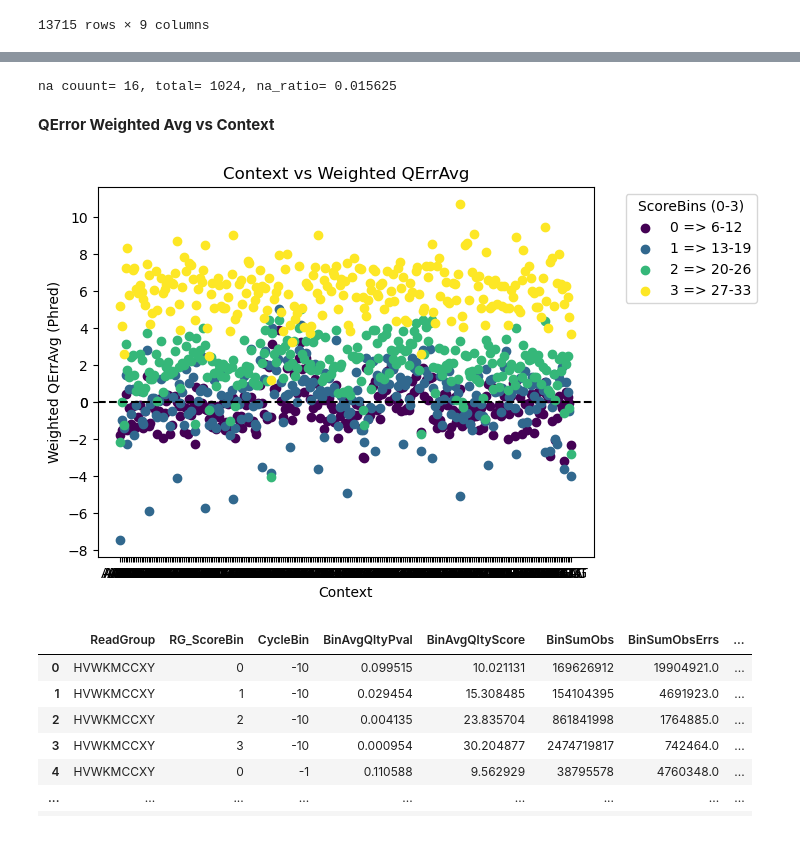
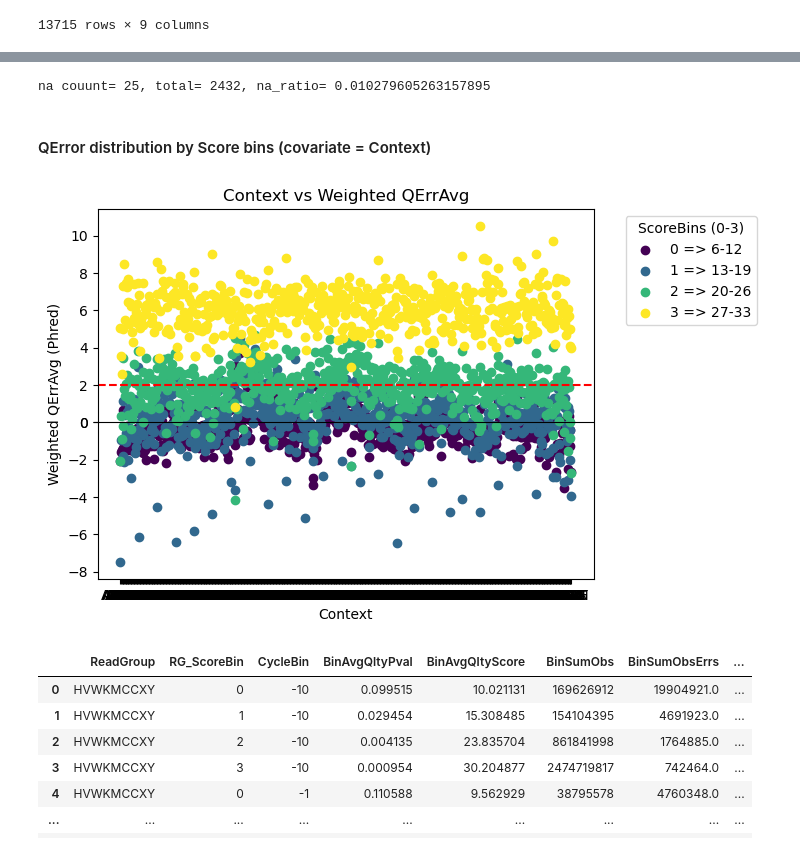
Before and after one commit to idoc-bioinfo/br_stat_profiler, a Jupyter notebook: test_br_stat_profiler.ipynb, the cells around one changed output, grey strips where cells are left out. Cells and saved outputs as stored; diff of their text form; code cells hidden in the pictures.

```diff
--- a/test_br_stat_profiler.ipynb
+++ b/test_br_stat_profiler.ipynb
@@ -1,7 +44,6 @@
 # %%
 
 import os
-from os.path import exists
 
 from user_args import load_parser, check_args
 from br_stat_profiler import preprocess_recal_table, profile_rt, save_profile
@@ -15,19 +57,20 @@ OUTFILE = OUTFILE_DIR + "first_profile_num.csv"
 if os.path.exists(OUTFILE):
     os.remove(OUTFILE)
 
-cmd = f"--infile {REC_TAB_FULL_PATH} -o {OUTFILE} -co -20"
-# cmd = f"--infile {REC_TAB_FULL_PATH} -o {OUTFILE}"
+# cmd = f"--infile {REC_TAB_FULL_PATH} -o {OUTFILE} -co -20"
+# cmd = f"--infile {REC_TAB_FULL_PATH} -o {OUTFILE} -nW"
+cmd = f"--infile {REC_TAB_FULL_PATH} -o {OUTFILE} --max_wobble_occ 2 --qerr_cutoff -20"
 
 parser = load_parser()
 args = parser.parse_args(cmd.split())
 adict = check_args(args)
 # [print(key,":",val) for key,val in adict.items()]
 
-
 rt2_pre_stat_df = preprocess_recal_table(adict)
 profile = profile_rt(rt2_pre_stat_df, adict)
 save_profile(profile, adict)
-profile.head()
+
+profile
 # %% [output]
 harvested completed: Arguments
 harvested completed: Quantized
@@ -175,9 +221,9 @@ total = cntxt_rt2_stat_df.shape[0]
 na_ratio = na_count/total
 print(f"na couunt= {na_count}, total= {total}, na_ratio= {na_ratio}")
 # %% [output]
-na couunt= 16, total= 1024, na_ratio= 0.015625
+na couunt= 25, total= 2432, na_ratio= 0.010279605263157895
-# %% [markdown]
-**QError Weighted Avg vs Context**
+# %% [markdown]
+#### QError distribution by Score bins (covariate = Context)
 # %%
 import numpy as np
 import math
@@ -196,42 +242,46 @@ def jitter_list(lst, mean=0, std=0.1):
     jittered_list = np.array(lst) + np.random.normal(mean, std, len(lst))
     return jittered_list.tolist()
 
-y_start = math.floor(cntxt_rt2_stat_df[RT2_STAT.BIN_AVG_QLTY_ERR_COL].min())
-y_end = math.ceil(cntxt_rt2_stat_df[RT2_STAT.BIN_AVG_QLTY_ERR_COL].max())
+
+temp_stat_df = cntxt_rt2_stat_df
+temp_stat_df = temp_stat_df.sort_values(by=[RC_TAB2.CNTXT_COV])
+y_start = math.floor(temp_stat_df[RT2_STAT.BIN_AVG_QLTY_ERR_COL].min())
+y_end = math.ceil(temp_stat_df[RT2_STAT.BIN_AVG_QLTY_ERR_COL].max())
 jitter_factor = (y_end - y_start) /100
 
 ranges = score_qntl_ranges(rt2_pre_stat_df)[RANGES.SCORE_BIN].unique()
 # cmap = cm.get_cmap('viridis', len(cntxt_rt2_stat_df[RC_TAB2.RG_SCORE_BIN_COL].unique()))
 cmap = cm.get_cmap('viridis', adict[UARGS.SCORE_BINS_COUNT])
 # create the scatter plot
 fig, ax = plt.subplots()
-for i, group in cntxt_rt2_stat_df.groupby(RC_TAB2.RG_SCORE_BIN_COL):
+for i, group in temp_stat_df.groupby(RC_TAB2.RG_SCORE_BIN_COL):
     jittered_y = jitter_list(group[RT2_STAT.BIN_AVG_QLTY_ERR_COL], 0 , jitter_factor)
     # ax.scatter(group[CNTXT_RT2.CNTXT_COL], group[RT2_STAT.QLTY_ERR_W_AVG_COL],
     ax.scatter(group[CNTXT_RT2.CNTXT_COL], jittered_y,
             #    c=[cmap(i)], label=i)
         c=[cmap(i)], label=f'{i} => {ranges[i][0]}-{ranges[i][1]}')
 
-ax.axhline(y=0, color='black', linestyle='--')
+ax.axhline(y=0, color='black', linewidth=0.8)
+ax.axhline(y=2, color='red', linestyle='--', linewidth=1.5)
 ax.set_title('Context vs Weighted QErrAvg')
 ax.set_xlabel('Context')
 ax.set_ylabel('Weighted QErrAvg (Phred)')
 ax.legend(title="ScoreBins (0-3)", bbox_to_anchor=(1.05, 1), loc='upper left')
 
 # plt.xticks(range(cyc_rt2_stat_df[CYC_RT2.CYC_BIN_COL].min(), cyc_rt2_stat_df[CYC_RT2.CYC_BIN_COL].max()+1,2))
 
 import numpy as np
 # Y_TICKS_COUNT = 5
 # yticks = np.arange(y_start, y_end, (y_end - y_start) / (Y_TICKS_COUNT))
 YTICK_STEP = 2
 yticks = np.arange(y_start, y_end, YTICK_STEP)
 yticks = np.append(yticks, 0)
 
 plt.yticks(yticks)
 # display the chart
 plt.show()
 # %% [output]
-[figure, old version]
+[figure, new version]
 # %%
 from br_stat_profiler import prepare_stat_df
 from constants import RC_TAB2
```
Also changed, not shown: parts of 16 cells of this notebook, 3 other files.
